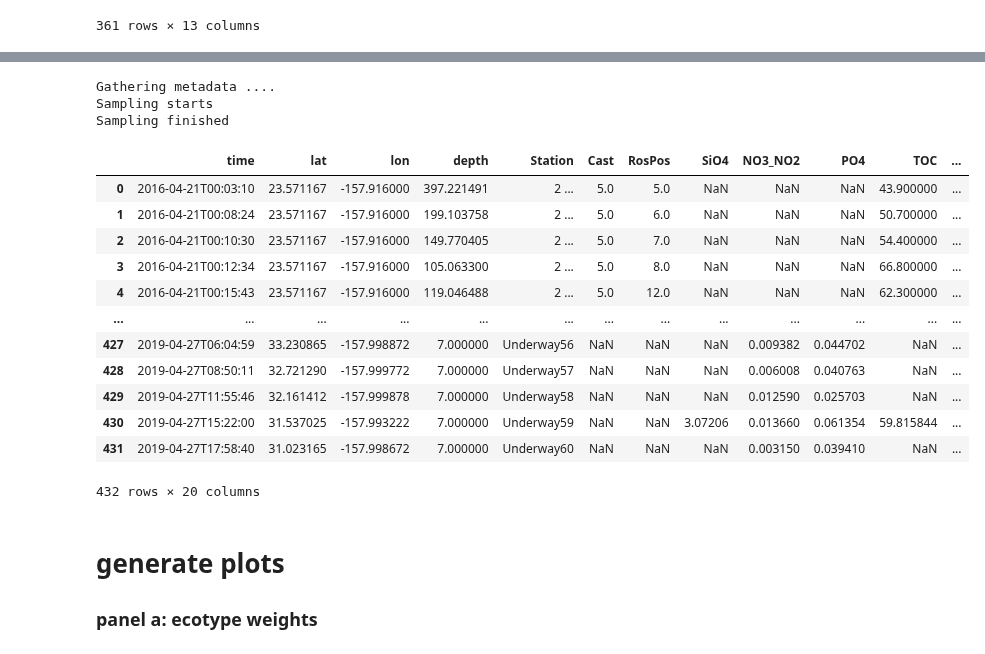
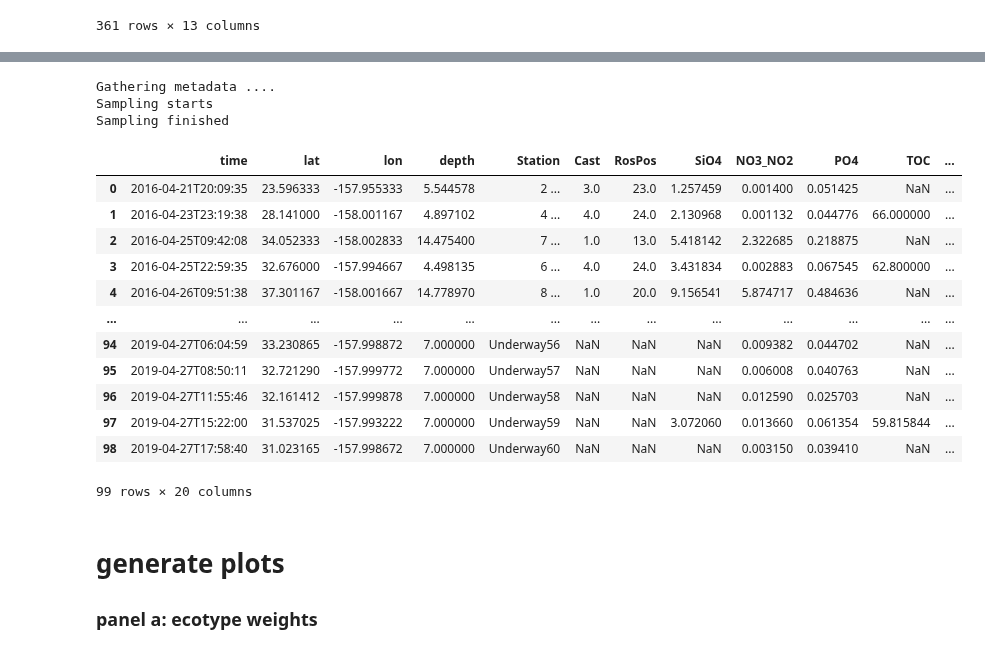
Before and after one commit to blasks/barnacle-manuscript, a Jupyter notebook: figures/7-interpretation/fe-n-clusters.ipynb, the cells around one changed output, grey strips where cells are left out. Drawn from its saved outputs; the diff is of its cells as text; code cells hidden in the pictures.

```diff
--- a/figures/7-interpretation/fe-n-clusters.ipynb
+++ b/figures/7-interpretation/fe-n-clusters.ipynb
@@ -285,13 +285,16 @@ fe_df
 # import nitrogen data from G1, G2, G3
 
 # dissolved nitrate+nitrite (Karl lab)
-n_diss_df =  pd.concat([
+n_df =  pd.concat([
     api.get_dataset('tblKOK1606_Gradients1_Nutrients'),
     api.get_dataset('tblMGL1704_Gradients2_Nutrients'),
     api.get_dataset('tblKM1906_Gradients3_Organic_Inorganic_Nutrients').rename(columns={'NO3_plus_NO2': 'NO3_NO2'})
 ]).reset_index(drop=True)
-n_diss_df['year'] = pd.to_datetime(n_diss_df['time']).dt.year
+n_df['year'] = pd.to_datetime(n_diss_df['time']).dt.year
 
-n_diss_df
+# drop any rows that don't have nitrate+nitrite values
+n_df = n_df[n_df['NO3_NO2'].notna()]
+
+n_df
 # %% [output]
 |  | time | lat | lon | depth | Station | Cast | RosPos | SiO4 | NO3_NO2 | PO4 | TOC | ... |
@@ -311,70 +314,67 @@ n_diss_df
 # merge Fe data on dissolved N data
 
 # only select surface and depth samples for joining
-source_df = n_diss_df.copy()
+source_df = n_df[n_df.depth.le(15)].reset_index(drop=True)
 source_cols = source_df.columns.to_list()
+tolerances = [2, 0.25, 0.25, 15] # time, lat, lon, depth
 
 # define target datasets
 targets = {
     # dissolved Fe
     'tblKOK1606_Gradients1_Diss_Trace_Metal_Profile': {
         'variables': ['Fe_dissolved'],
-        # 'tolerances': [1, 0.25, 0.25, 5]
-        'tolerances': [1, 1, 0.25, 5]
+        'tolerances': tolerances
     },
     'tblMGL1704_Gradients2_Diss_Trace_Metal_Profile': {
         'variables': ['Fe_dissolved'],
-        # 'tolerances': [1, 0.25, 0.25, 5]
-        'tolerances': [1, 1, 0.25, 5]
+        'tolerances': tolerances
     },
     'tblMGL1704_Gradients2_Diss_Trace_Metal_Surface': {
         'variables': ['Fe_dissolved'],
-        # 'tolerances': [1, 0.25, 0.25, 5]
-        'tolerances': [1, 1, 0.25, 5]
+        'tolerances': tolerances
     },
     'tblKM1906_Gradients3_Diss_Trace_Metal_Profile': {
         'variables': ['Fe_dissolved'],
-        # 'tolerances': [1, 0.25, 0.25, 5]
-        'tolerances': [1, 1, 0.25, 5]
+        'tolerances': tolerances
     }
 }
 
 # join target data on the source dataframe
 merged_df = pycmap.Sample(
     source=source_df,
     targets=targets,
     replaceWithMonthlyClimatolog=False
 )
 
 # merge all of the iron data into one column
 fe_start = 'CMAP_Fe_dissolved_tblKOK1606_Gradients1_Diss_Trace_Metal_Profile'
 fe_end = 'CMAP_Fe_dissolved_tblKM1906_Gradients3_Diss_Trace_Metal_Profile'
 merged_df['Fe_dissolved'] = merged_df.loc[:, fe_start:fe_end].max(axis=1)
 
 # trim the dataframe
 merged_df = merged_df[source_cols + ['Fe_dissolved']]
 
 # calculate ratio
 merged_df['N:Fe'] = merged_df['NO3_NO2'] / merged_df['Fe_dissolved']
 
 merged_df
 # %% [output]
 Gathering metadata ....
 Sampling starts
 Sampling finished
 |  | time | lat | lon | depth | Station | Cast | RosPos | SiO4 | NO3_NO2 | PO4 | TOC | ... |
-| 0 | 2016-04-21T00:03:10 | 23.571167 | -157.916000 | 397.221491 | 2 ... | 5.0 | 5.0 | NaN | NaN | NaN | 43.900000 | ... |
-| 1 | 2016-04-21T00:08:24 | 23.571167 | -157.916000 | 199.103758 | 2 ... | 5.0 | 6.0 | NaN | NaN | NaN | 50.700000 | ... |
-| 2 | 2016-04-21T00:10:30 | 23.571167 | -157.916000 | 149.770405 | 2 ... | 5.0 | 7.0 | NaN | NaN | NaN | 54.400000 | ... |
-| 3 | 2016-04-21T00:12:34 | 23.571167 | -157.916000 | 105.063300 | 2 ... | 5.0 | 8.0 | NaN | NaN | NaN | 66.800000 | ... |
-| 4 | 2016-04-21T00:15:43 | 23.571167 | -157.916000 | 119.046488 | 2 ... | 5.0 | 12.0 | NaN | NaN | NaN | 62.300000 | ... |
+| 0 | 2016-04-21T20:09:35 | 23.596333 | -157.955333 | 5.544578 | 2 ... | 3.0 | 23.0 | 1.257459 | 0.001400 | 0.051425 | NaN | ... |
+| 1 | 2016-04-23T23:19:38 | 28.141000 | -158.001167 | 4.897102 | 4 ... | 4.0 | 24.0 | 2.130968 | 0.001132 | 0.044776 | 66.000000 | ... |
+| 2 | 2016-04-25T09:42:08 | 34.052333 | -158.002833 | 14.475400 | 7 ... | 1.0 | 13.0 | 5.418142 | 2.322685 | 0.218875 | NaN | ... |
+| 3 | 2016-04-25T22:59:35 | 32.676000 | -157.994667 | 4.498135 | 6 ... | 4.0 | 24.0 | 3.431834 | 0.002883 | 0.067545 | 62.800000 | ... |
+| 4 | 2016-04-26T09:51:38 | 37.301167 | -158.001667 | 14.778970 | 8 ... | 1.0 | 20.0 | 9.156541 | 5.874717 | 0.484636 | NaN | ... |
 | ... | ... | ... | ... | ... | ... | ... | ... | ... | ... | ... | ... | ... |
-| 427 | 2019-04-27T06:04:59 | 33.230865 | -157.998872 | 7.000000 | Underway56 | NaN | NaN | NaN | 0.009382 | 0.044702 | NaN | ... |
-| 428 | 2019-04-27T08:50:11 | 32.721290 | -157.999772 | 7.000000 | Underway57 | NaN | NaN | NaN | 0.006008 | 0.040763 | NaN | ... |
-| 429 | 2019-04-27T11:55:46 | 32.161412 | -157.999878 | 7.000000 | Underway58 | NaN | NaN | NaN | 0.012590 | 0.025703 | NaN | ... |
-| 430 | 2019-04-27T15:22:00 | 31.537025 | -157.993222 | 7.000000 | Underway59 | NaN | NaN | 3.07206 | 0.013660 | 0.061354 | 59.815844 | ... |
-| 431 | 2019-04-27T17:58:40 | 31.023165 | -157.998672 | 7.000000 | Underway60 | NaN | NaN | NaN | 0.003150 | 0.039410 | NaN | ... |
+| 94 | 2019-04-27T06:04:59 | 33.230865 | -157.998872 | 7.000000 | Underway56 | NaN | NaN | NaN | 0.009382 | 0.044702 | NaN | ... |
+| 95 | 2019-04-27T08:50:11 | 32.721290 | -157.999772 | 7.000000 | Underway57 | NaN | NaN | NaN | 0.006008 | 0.040763 | NaN | ... |
+| 96 | 2019-04-27T11:55:46 | 32.161412 | -157.999878 | 7.000000 | Underway58 | NaN | NaN | NaN | 0.012590 | 0.025703 | NaN | ... |
+| 97 | 2019-04-27T15:22:00 | 31.537025 | -157.993222 | 7.000000 | Underway59 | NaN | NaN | 3.072060 | 0.013660 | 0.061354 | 59.815844 | ... |
+| 98 | 2019-04-27T17:58:40 | 31.023165 | -157.998672 | 7.000000 | Underway60 | NaN | NaN | NaN | 0.003150 | 0.039410 | NaN | ... |
-432 rows × 20 columns
+99 rows × 20 columns
 # %% [markdown]
 # generate plots
 ### panel a: ecotype weights
```
Also changed, not shown: parts of 8 cells of this notebook.
